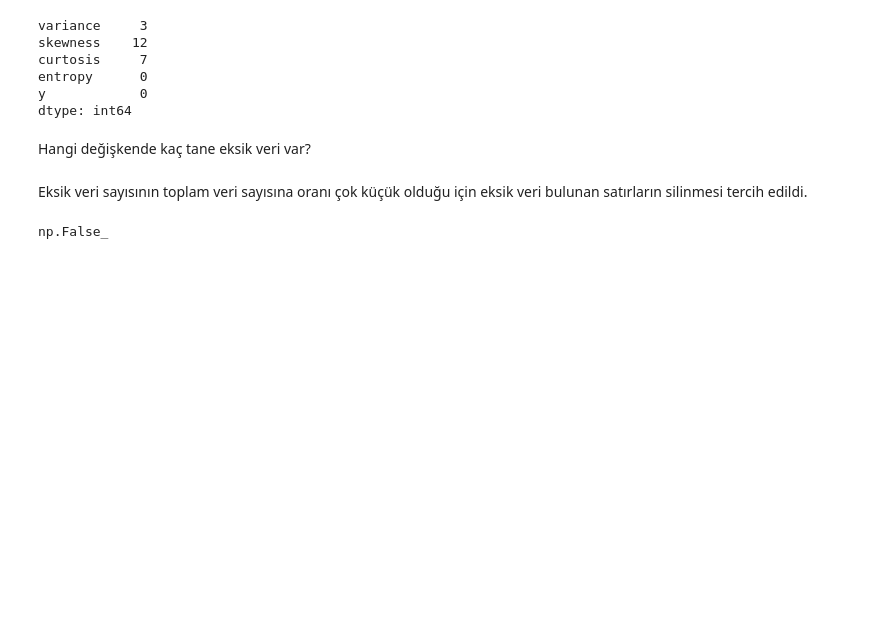
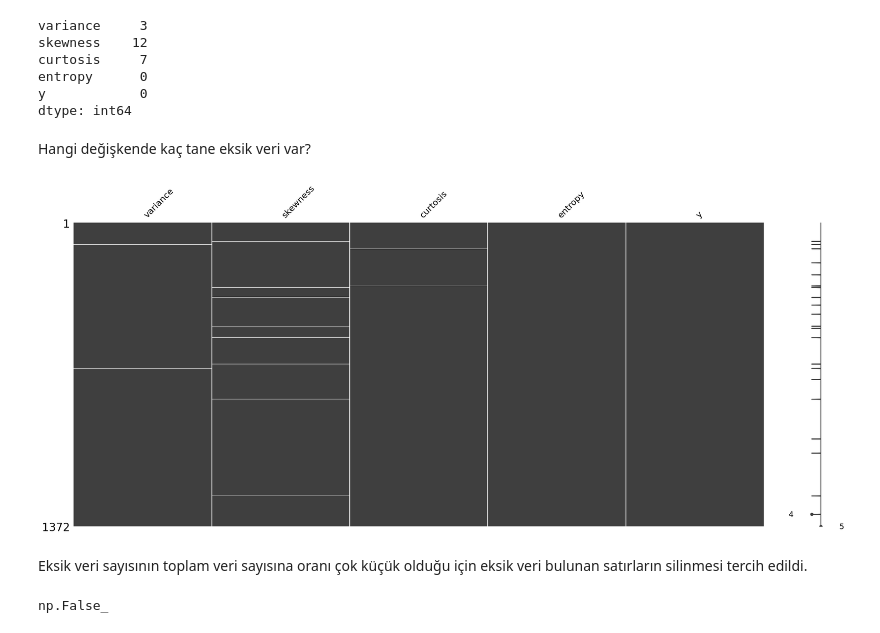
Before and after one commit to mfasahin/banknot_authentication, a Jupyter notebook: data_banknote.ipynb, the cells around one changed output. Cells and saved outputs as stored; diff of their text form; code cells hidden in the pictures; blank space fills up the shorter version.

```diff
--- a/data_banknote.ipynb
+++ b/data_banknote.ipynb
@@ -118,6 +119,11 @@ y            0
 dtype: int64
 # %% [markdown]
 Hangi değişkende kaç tane eksik veri var?
+# %%
+import missingno as msno
+msno.matrix(df);
+# %% [output]
+[figure, added]
 # %%
 df = df.dropna()
 # %% [markdown]
```
Also changed, not shown: parts of 30 cells of this notebook.
